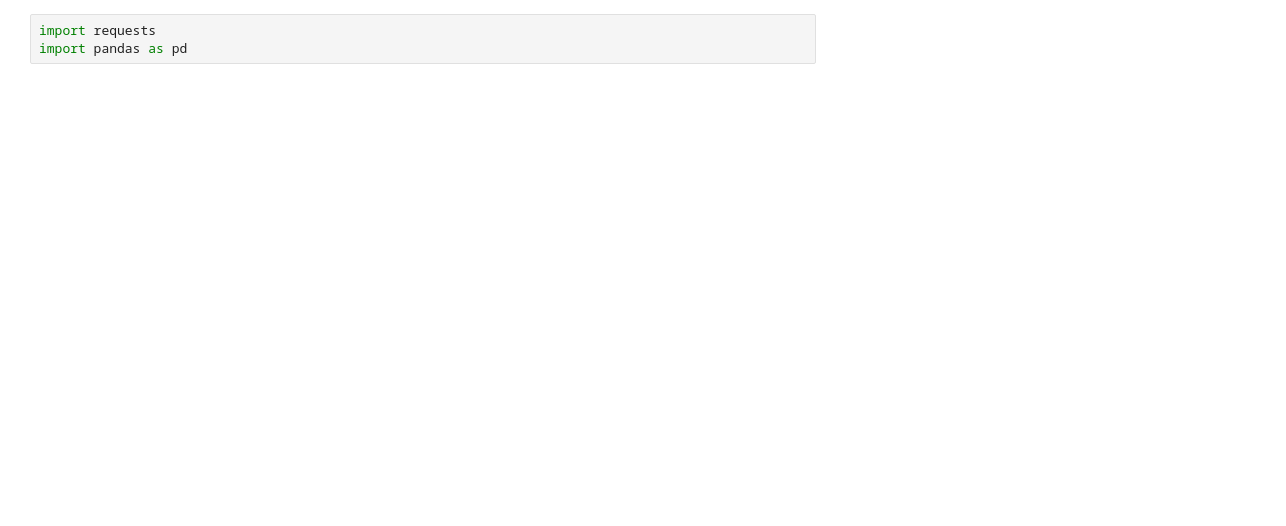
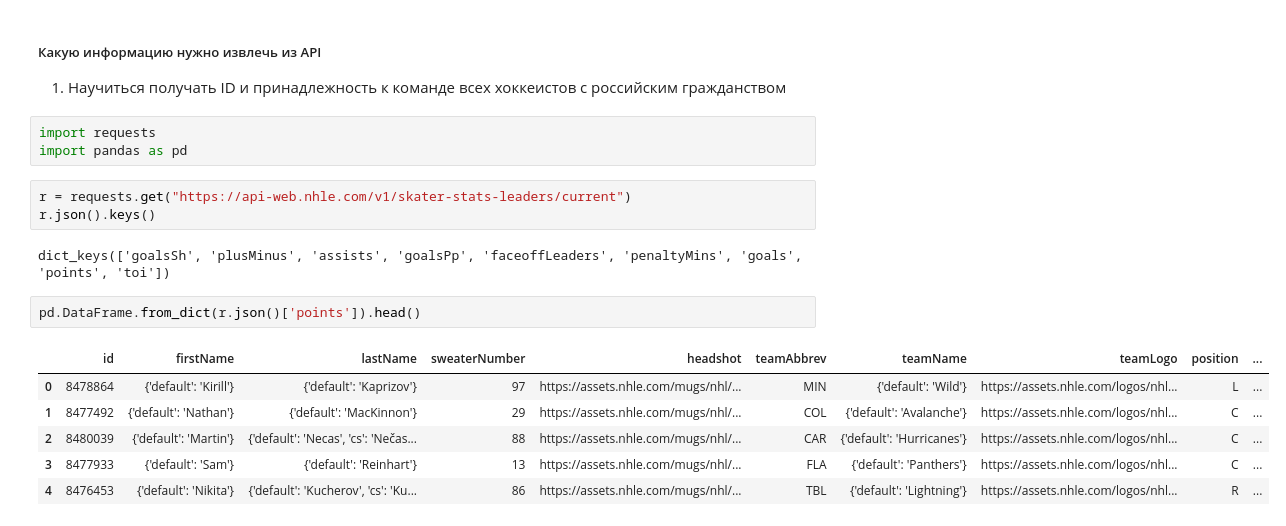
Before and after one commit to sergeymakh/nhlstats_analysis, a Jupyter notebook: get_nhl_stats.ipynb, the cells around one changed output. Saved outputs shown, nothing was run; the diff lists cells and outputs as text; blank space fills up the shorter version.

```diff
--- a/get_nhl_stats.ipynb
+++ b/get_nhl_stats.ipynb
@@ -1,3 +12,20 @@
+# %% [markdown]
+##### Какую информацию нужно извлечь из API
+1. Научиться получать ID и принадлежность к команде всех хоккеистов с российским гражданством
 # %%
 import requests
 import pandas as pd
+# %%
+r = requests.get("https://api-web.nhle.com/v1/skater-stats-leaders/current")
+r.json().keys()
+# %% [output]
+dict_keys(['goalsSh', 'plusMinus', 'assists', 'goalsPp', 'faceoffLeaders', 'penaltyMins', 'goals', 'points', 'toi'])
+# %%
+pd.DataFrame.from_dict(r.json()['points']).head()
+# %% [output]
+|  | id | firstName | lastName | sweaterNumber | headshot | teamAbbrev | teamName | teamLogo | position | ... |
+| 0 | 8478864 | {'default': 'Kirill'} | {'default': 'Kaprizov'} | 97 | https://assets.nhle.com/mugs/nhl/... | MIN | {'default': 'Wild'} | https://assets.nhle.com/logos/nhl... | L | ... |
+| 1 | 8477492 | {'default': 'Nathan'} | {'default': 'MacKinnon'} | 29 | https://assets.nhle.com/mugs/nhl/... | COL | {'default': 'Avalanche'} | https://assets.nhle.com/logos/nhl... | C | ... |
+| 2 | 8480039 | {'default': 'Martin'} | {'default': 'Necas', 'cs': 'Nečas... | 88 | https://assets.nhle.com/mugs/nhl/... | CAR | {'default': 'Hurricanes'} | https://assets.nhle.com/logos/nhl... | C | ... |
+| 3 | 8477933 | {'default': 'Sam'} | {'default': 'Reinhart'} | 13 | https://assets.nhle.com/mugs/nhl/... | FLA | {'default': 'Panthers'} | https://assets.nhle.com/logos/nhl... | C | ... |
+| 4 | 8476453 | {'default': 'Nikita'} | {'default': 'Kucherov', 'cs': 'Ku... | 86 | https://assets.nhle.com/mugs/nhl/... | TBL | {'default': 'Lightning'} | https://assets.nhle.com/logos/nhl... | R | ... |
```
Also changed, not shown: parts of 4 cells of this notebook.
